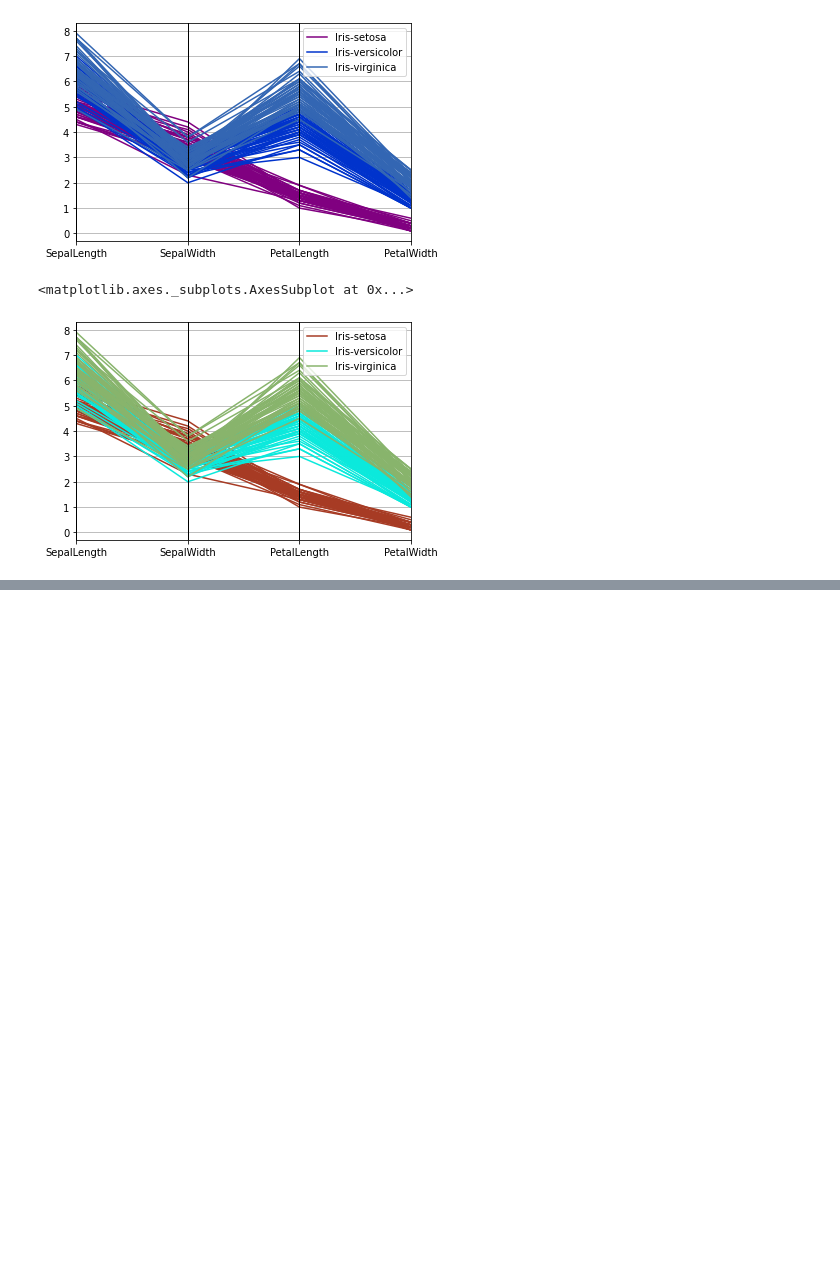
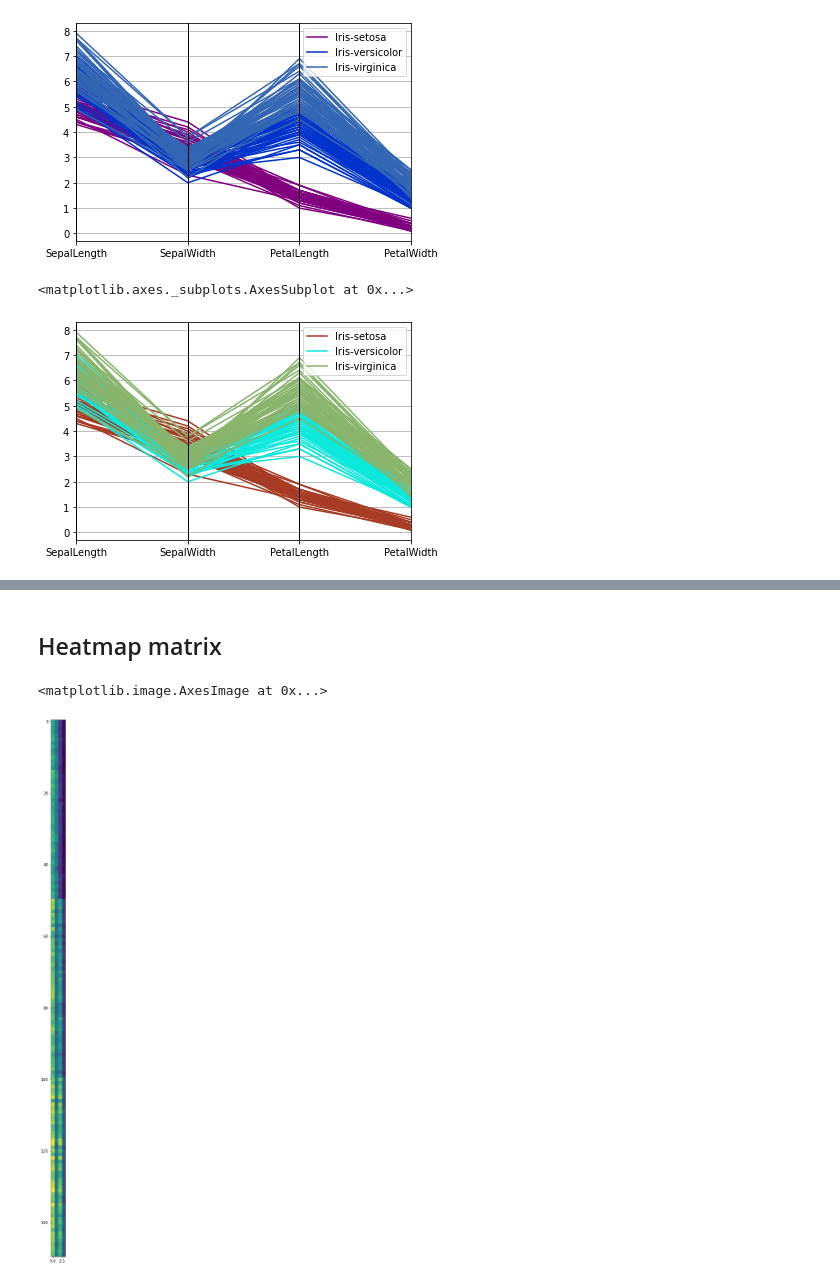
Before and after one commit to Ninkrn/BasicProg_Dataviz65, a Jupyter notebook: DataViz01_Table_Data.ipynb, the cells around one changed output, grey strips where cells are left out. Saved outputs shown, nothing was run; the diff lists cells and outputs as text; code cells hidden in the pictures; blank space fills up the shorter version.

```diff
--- a/DataViz01_Table_Data.ipynb
+++ b/DataViz01_Table_Data.ipynb
@@ -70,0 +86,9 @@ pd.plotting.parallel_coordinates(df, 'Name', color=['#A73B24', '#0BE9DC', '#88B4
+# %% [markdown]
+## Heatmap matrix
+# %%
+matplotlib.rcParams['figure.figsize']=[30,25] #กำหนดขนาดของ figure
+plt.imshow(df.iloc[:,:-1],interpolation='nearest')   #
+#40-50มีสีต่าง เรียงดอกไม้สามชนิด โชว์ค่าสีตามเลขในตาราง
+# %% [output]
+<matplotlib.image.AxesImage at 0x...>
+[figure, added]
```
Also changed, not shown: parts of 12 cells of this notebook.
